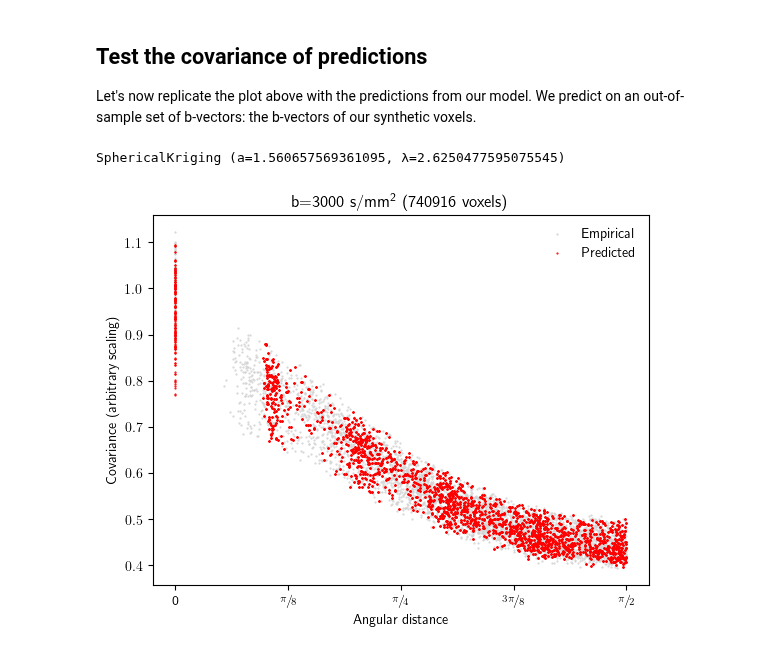
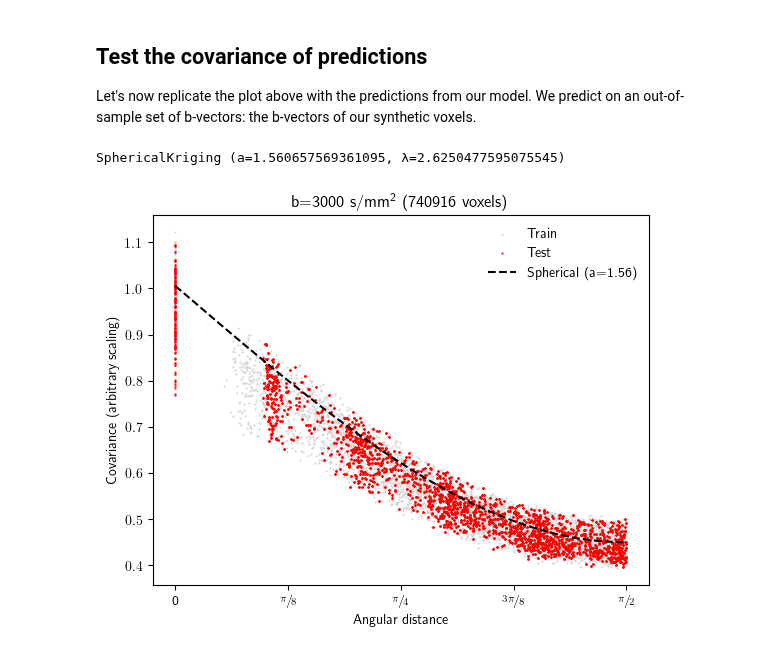
Before and after one commit to nipreps/eddymotion, a Jupyter notebook: docs/notebooks/dmri_covariance.ipynb, the cells around one changed output. Saved outputs shown, nothing was run; the diff lists cells and outputs as text; code cells hidden in the pictures.

Commit message:
enh: enable spherical kernel plotting on last cell of notebook

```diff
--- a/docs/notebooks/dmri_covariance.ipynb
+++ b/docs/notebooks/dmri_covariance.ipynb
@@ -217,7 +217,7 @@ We predict on an out-of-sample set of b-vectors: the b-vectors of our synthetic
 # %%
 print(fitted.kernel_)
 
-plt.scatter(thetas_emp, y_cov[triu_indices], s=0.3, c="lightgrey", label="Empirical")
+plt.scatter(thetas_emp, y_cov[triu_indices], s=0.3, c="lightgrey", label="Train")
 
 predicted_y = fitted.predict(X)
 predicted_y -= y_real_mean
@@ -225,40 +225,40 @@ predicted_y /= y_real_std
 pred_cov = np.cov(predicted_y)
 
 # Take σ² into account
 pred_cov[np.diag_indices_from(pred_cov)] += fitted.alpha
 
 # Calculate pairwise empirical thetas and extract upper triangle
 thetas_pred = compute_pairwise_angles(X, closest_polarity=True)[
     np.triu_indices(predicted_y.shape[0])
 ]
 
 plt.scatter(
-    thetas_pred, pred_cov[np.triu_indices(predicted_y.shape[0])], s=0.3, c="red", label="Predicted"
+    thetas_pred, pred_cov[np.triu_indices(predicted_y.shape[0])], s=0.3, c="red", label="Test"
 )
 
 # Plot the exponential and spherical model covariances
 # Scale by a factor of 2 so that it matches Andersson2015's fig. 3.
-# beta_a = fitted.kernel_.beta_a
-# beta_l = fitted.kernel_.beta_l
-# plt.plot(
-#     theta_lin,
-#     beta_l * spherical_covariance(theta_lin, beta_a),
-#     "k--",
-#     label=f"Spherical (a={a:.02f})",
-# )
+beta_a = fitted.kernel_.beta_a
+beta_l = fitted.kernel_.beta_l
+plt.plot(
+    theta_lin,
+    spherical_covariance(theta_lin, beta_a) / 1.8 + 0.45,
+    "k--",
+    label=f"Spherical (a={beta_a:.02f})",
+)
 
 plt.xticks(
     [0.0, np.pi / 8, np.pi / 4, 3 * np.pi / 8, np.pi / 2],
     ["0", r"$\sfrac{\pi}{8}$", r"$\sfrac{\pi}{4}$", r"$\sfrac{3\pi}{8}$", r"$\sfrac{\pi}{2}$"],
 )
 
 plt.xlabel("Angular distance")
 plt.ylabel("Covariance (arbitrary scaling)")
 # plt.ylim(-1.05, 2.95)
 
 plt.title(" ".join(("b=3000 s/mm$^\\text{2}$", f"({y_real.shape[1]} voxels)")))
 plt.legend(frameon=False)
 plt.savefig("covariance-plot.png", dpi=300, transparent=False, bbox_inches="tight");
 # %% [output]
 SphericalKriging (a=1.560657569361095, λ=2.6250477595075545)
-[figure, old version]
+[figure, new version]
```
